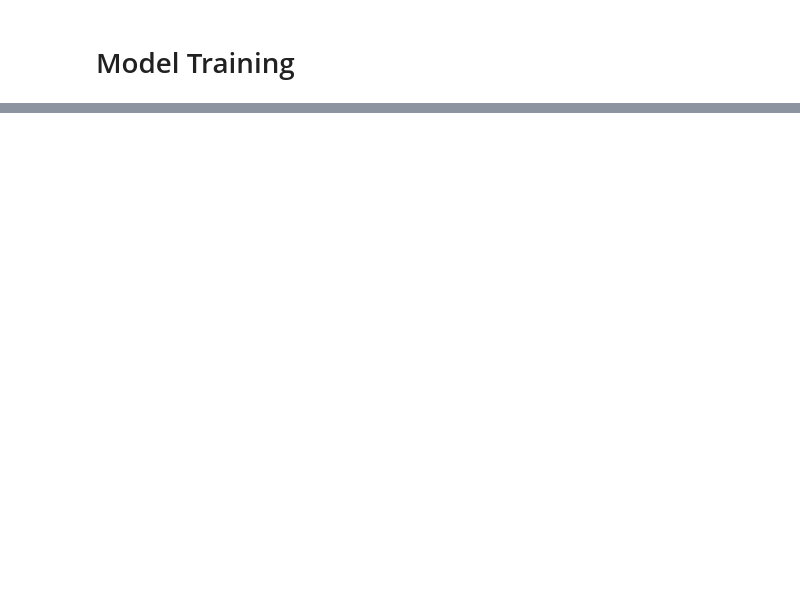
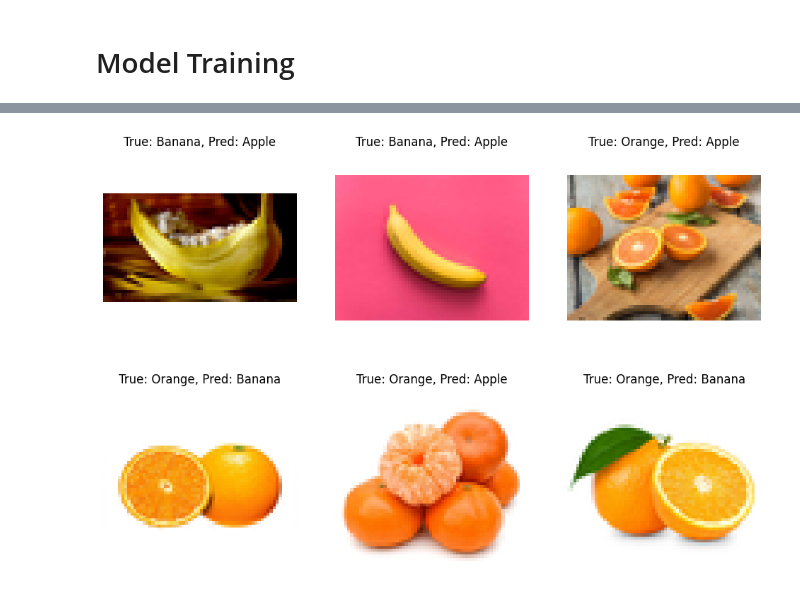
Before and after one commit to DPS100/DataSynthesizer, a Jupyter notebook: model_training.ipynb, the cells around one changed output, grey strips where cells are left out. Saved outputs shown, nothing was run; the diff lists cells and outputs as text; code cells hidden in the pictures; blank space fills up the shorter version.

```diff
--- a/model_training.ipynb
+++ b/model_training.ipynb
@@ -228,10 +320,9 @@ train_loader4 = DataLoader(combined_dataset, batch_size=32, shuffle=True)
 # %%
 # Model for 70 % Synthetic 30% Original
 
-model4 = CNN()
+model4 = CNN(classes)
 model4.apply(init_weights)
 
 train_model(model4, train_loader4)
 evaluate_model(model4, test_loader)
-#visualize_predictions(model3, test_loader)
 # %% [output]
@@ -248,0 +340,4 @@ Accuracy: 69.09%
+# %%
+visualize_incorrect(model4, test_dataset)
+# %% [output]
+[figure, added]
```
Also changed, not shown: parts of 14 cells of this notebook.
